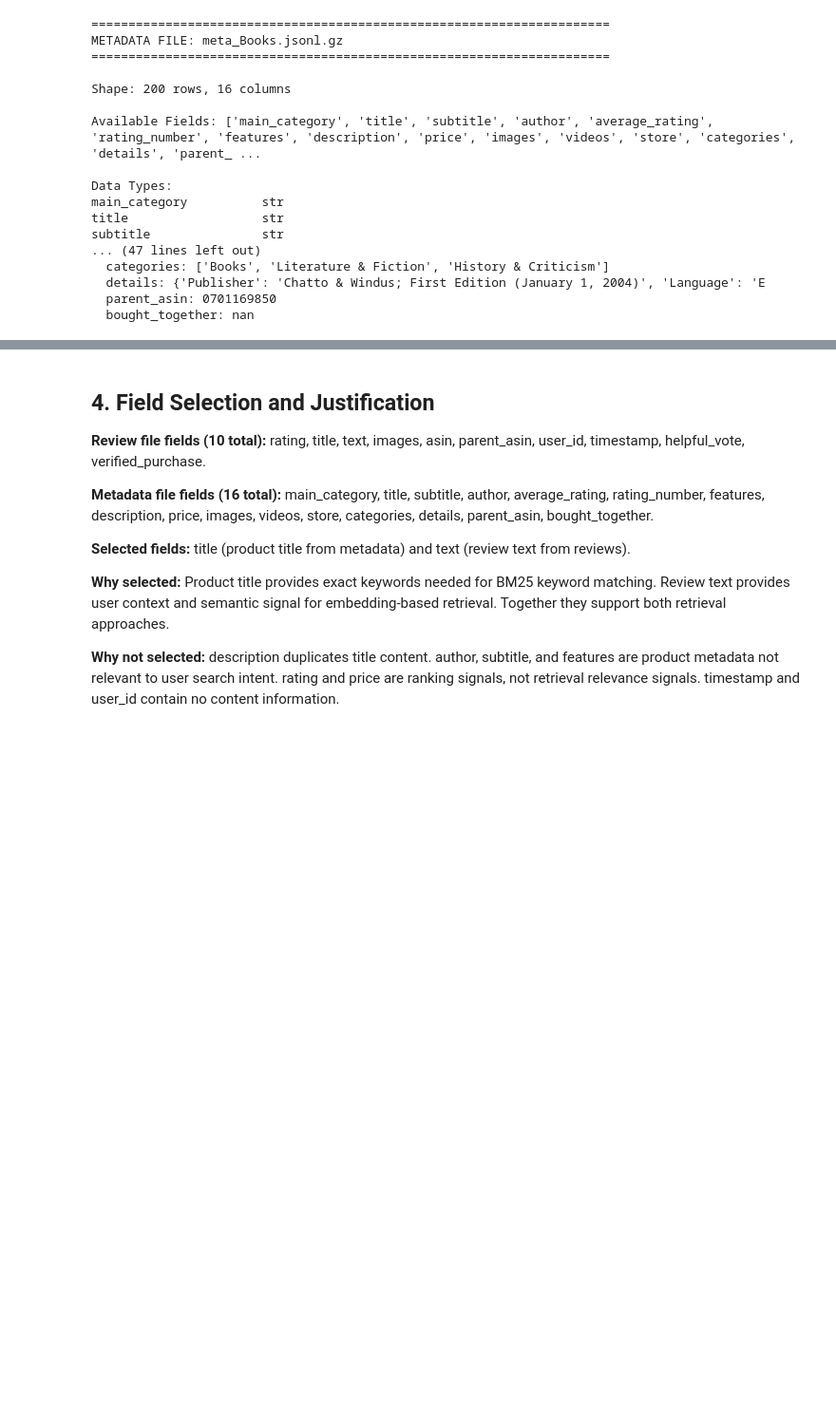
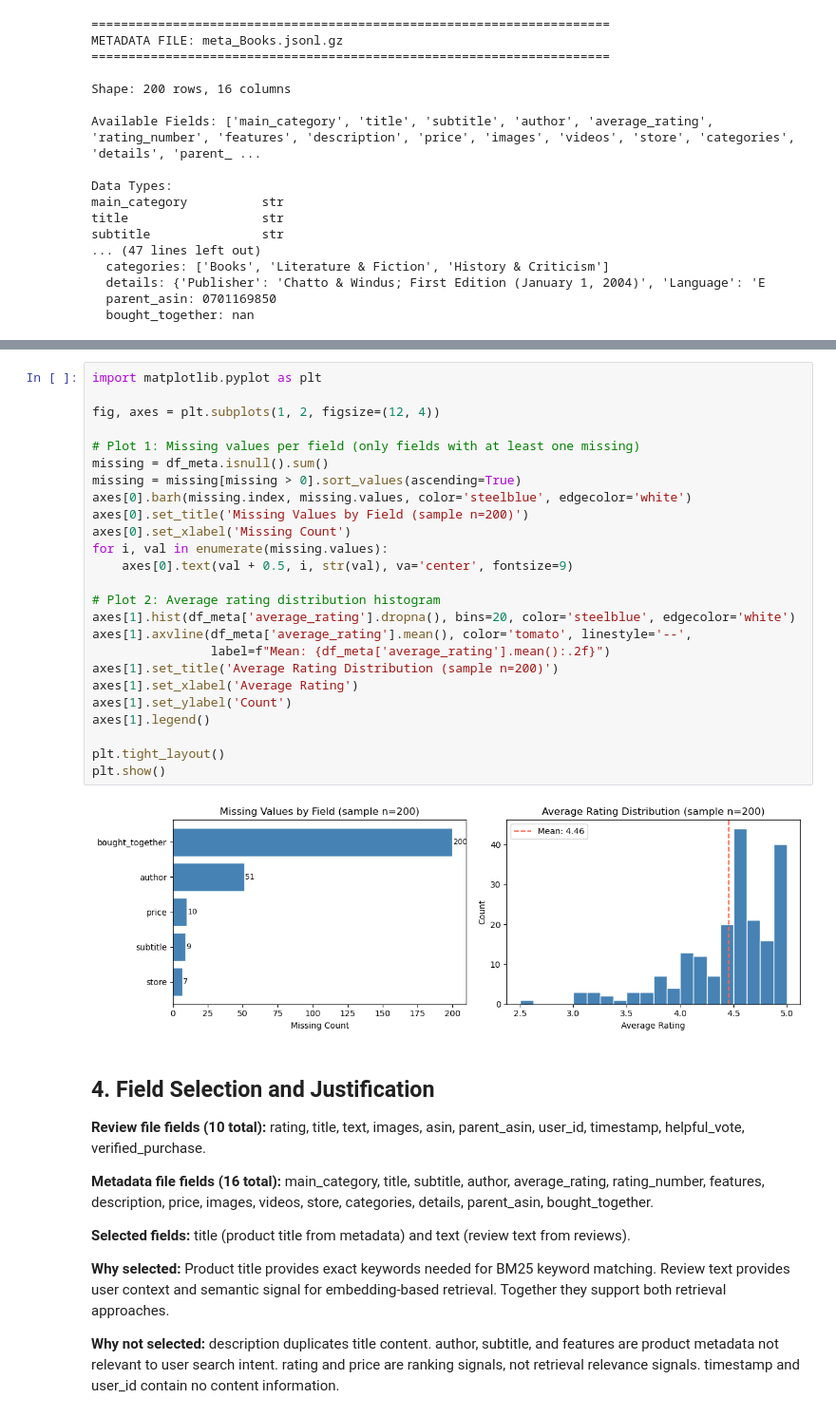
Before and after one commit to UBC-MDS/DSCI_575_project_jchuang_esteki, a Jupyter notebook: notebooks/01_exploration.ipynb, the cells around one changed output, grey strips where cells are left out. Shown at 95% size. Drawn from its saved outputs; the diff is of its cells as text; blank space fills up the shorter version.

```diff
--- a/notebooks/01_exploration.ipynb
+++ b/notebooks/01_exploration.ipynb
@@ -199,3 +253,30 @@ subtitle               str
+# %%
+import matplotlib.pyplot as plt
+
+fig, axes = plt.subplots(1, 2, figsize=(12, 4))
+
+# Plot 1: Missing values per field (only fields with at least one missing)
+missing = df_meta.isnull().sum()
+missing = missing[missing > 0].sort_values(ascending=True)
+axes[0].barh(missing.index, missing.values, color='steelblue', edgecolor='white')
+axes[0].set_title('Missing Values by Field (sample n=200)')
+axes[0].set_xlabel('Missing Count')
+for i, val in enumerate(missing.values):
+    axes[0].text(val + 0.5, i, str(val), va='center', fontsize=9)
+
+# Plot 2: Average rating distribution histogram
+axes[1].hist(df_meta['average_rating'].dropna(), bins=20, color='steelblue', edgecolor='white')
+axes[1].axvline(df_meta['average_rating'].mean(), color='tomato', linestyle='--',
+                label=f"Mean: {df_meta['average_rating'].mean():.2f}")
+axes[1].set_title('Average Rating Distribution (sample n=200)')
+axes[1].set_xlabel('Average Rating')
+axes[1].set_ylabel('Count')
+axes[1].legend()
+
+plt.tight_layout()
+plt.show()
+# %% [output]
+[figure, added]
 # %% [markdown]
 ## 4. Field Selection and Justification
 
```
Also changed, not shown: parts of 4 cells of this notebook, 1 other file.
